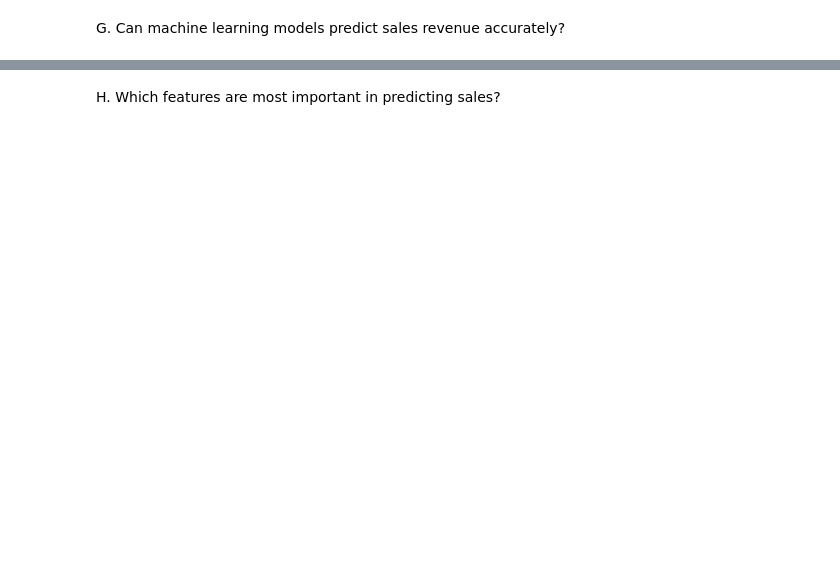
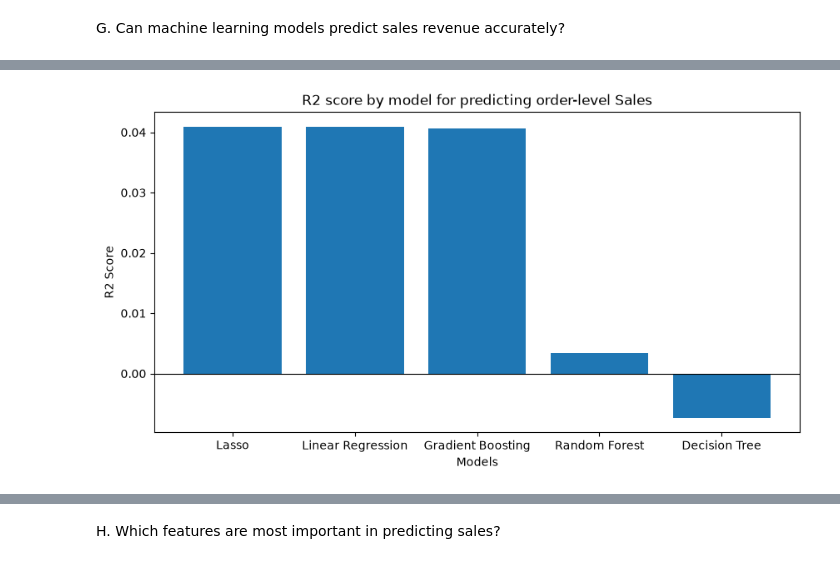
Before and after one commit to mei0912/2026-Phase-2-Data-Science-Mai-Pham, a Jupyter notebook: data-science/3. Data Analysis Project/part3_submission.ipynb, the cells around one changed output, grey strips where cells are left out. Saved outputs shown, nothing was run; the diff lists cells and outputs as text; code cells hidden in the pictures; blank space fills up the shorter version.

```diff
--- a/data-science/3. Data Analysis Project/part3_submission.ipynb
+++ b/data-science/3. Data Analysis Project/part3_submission.ipynb
@@ -299,0 +226,88 @@ Test Set: 55785 rows
+# %%
+from sklearn.model_selection import train_test_split
+from sklearn.linear_model import LinearRegression, Lasso
+from sklearn.tree import DecisionTreeRegressor
+from sklearn.ensemble import GradientBoostingRegressor, RandomForestRegressor
+from sklearn.compose import ColumnTransformer
+from sklearn.pipeline import Pipeline
+from sklearn.preprocessing import StandardScaler, OneHotEncoder
+from sklearn.metrics import mean_squared_error, r2_score
+
+### Build an ORDER-LEVEL dataset, since the research question asks about
+### order-level sales revenue, not individual product line items.
+order_level_df = transaction_df.groupby("Order ID").agg(
+    Sales=("Sales", "sum"),
+    Month=("Month", "first"),
+    Hour=("Hour", "first"),
+    City=("City", "first"),
+    Num_Items=("Product", "count")
+).reset_index()
+
+X, y = order_level_df[["Month", "Hour", "City", "Num_Items"]], order_level_df["Sales"]
+
+X_train, X_test, y_train, y_test = train_test_split(X, y, test_size=0.30, random_state=1)
+
+print (f"Training Set: {X_train.shape[0]} rows\nTest Set: {X_test.shape[0]} rows")
+
+
+### Data preprocessing:
+# Define preprocessing for numeric columns (scale them)
+numeric_features = ["Month", "Hour", "Num_Items"]
+numeric_transformer = Pipeline(steps=[("scaler", StandardScaler())])
+
+# Define preprocessing for categorical features (encode them)
+categorical_features = ["City"]
+categorical_transformer = Pipeline(steps=[
+    ("onehot", OneHotEncoder(handle_unknown="ignore"))])
+
+# Combine preprocessing steps
+preprocessor = ColumnTransformer(
+    transformers=[
+        ("num", numeric_transformer, numeric_features),
+        ("cat", categorical_transformer, categorical_features)])
+
+# Models:
+models = {
+    "Linear Regression": LinearRegression(),
+    "Lasso": Lasso(),
+    "Decision Tree": DecisionTreeRegressor(random_state=1),
+    "Random Forest": RandomForestRegressor(random_state=1),
+    "Gradient Boosting": GradientBoostingRegressor(random_state=1)
+}
+
+# Create preprocessing and training pipeline
+predictions = []
+for model_name, model in models.items():
+    pipeline = Pipeline(steps=[("preprocessor", preprocessor),("regressor", model)])
+    pipeline.fit(X_train, y_train)
+    prediction = pipeline.predict(X_test)
+    mse = mean_squared_error(y_test, prediction)
+    rmse = np.sqrt(mse)
+    r2 = r2_score(y_test, prediction)
+    predictions.append(
+        {
+            "Model": model_name,
+            "MSE" : mse,
+            "RMSE" : rmse,
+            "R2" : r2,
+        }
+    )
+
+# Create a DataFrame to display and compare the results
+prediction_df = pd.DataFrame(predictions).sort_values("R2", ascending=False).reset_index(drop=True)
+print("\nModel comparison (sorted by R2):")
+print(prediction_df)
+
+# Visualise model comparison
+plt.subplots(figsize=(10,5))
+plt.bar(prediction_df["Model"], prediction_df["R2"])
+plt.xlabel("Models")
+plt.ylabel("R2 Score")
+plt.title("R2 score by model for predicting order-level Sales")
+plt.axhline(0, color="black", linewidth=0.8)
+plt.show()
+
+
+best_model_name = prediction_df.iloc[0]["Model"]
+print(f"\nBest performing model: {best_model_name} (R2 = {round(prediction_df.iloc[0]['R2'], 4)})")
+# %% [output]
@@ -299,0 +324 @@ Test Set: 55785 rows
+[figure, added]
```
Also changed, not shown: parts of 6 cells of this notebook.
